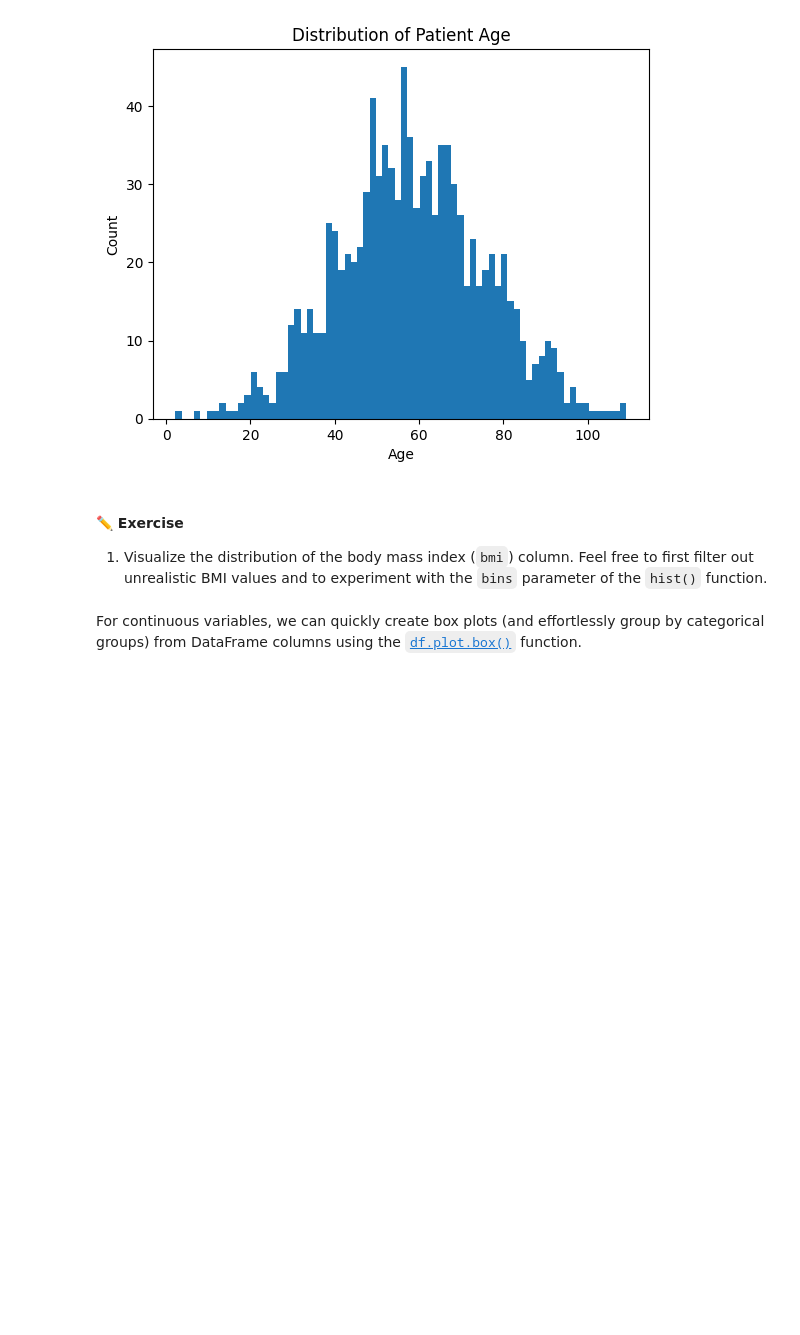
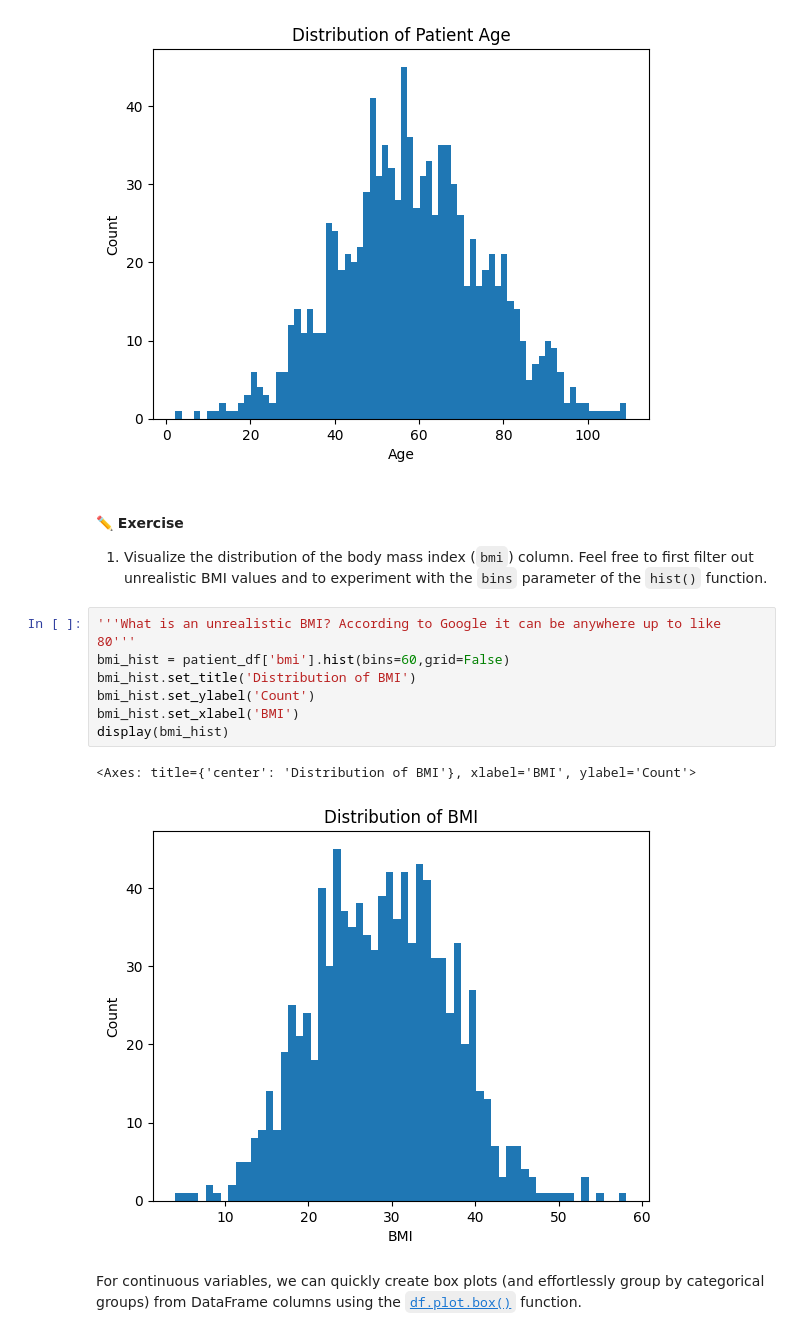
Before and after one commit to NoahHorowitz/bme3053c, a Jupyter notebook: lessons-solved/04_Pandas.ipynb, the cells around one changed output. Saved outputs shown, nothing was run; the diff lists cells and outputs as text; blank space fills up the shorter version.

```diff
--- a/lessons-solved/04_Pandas.ipynb
+++ b/lessons-solved/04_Pandas.ipynb
@@ -552,6 +592,16 @@ display(hist)
 #### **✏️ Exercise**
 
 1. Visualize the distribution of the body mass index (`bmi`) column. Feel free to first filter out unrealistic BMI values and to experiment with the `bins` parameter of the `hist()` function.
+# %%
+'''What is an unrealistic BMI? According to Google it can be anywhere up to like 80'''
+bmi_hist = patient_df['bmi'].hist(bins=60,grid=False)
+bmi_hist.set_title('Distribution of BMI')
+bmi_hist.set_ylabel('Count')
+bmi_hist.set_xlabel('BMI')
+display(bmi_hist)
+# %% [output]
+<Axes: title={'center': 'Distribution of BMI'}, xlabel='BMI', ylabel='Count'>
+[figure, added]
 # %% [markdown]
 For continuous variables, we can quickly create box plots (and effortlessly group by categorical groups) from DataFrame columns using the [`df.plot.box()`](https://pandas.pydata.org/docs/reference/api/pandas.DataFrame.plot.box.html#pandas.DataFrame.plot.box) function.
 # %%
```
Also changed, not shown: parts of 10 cells of this notebook.
